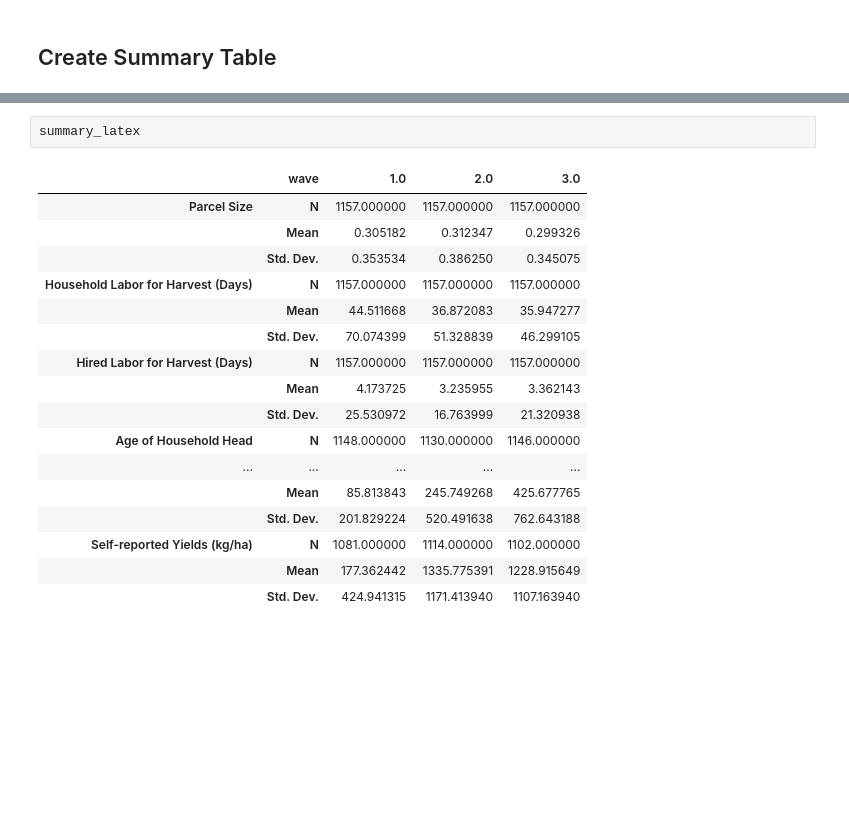
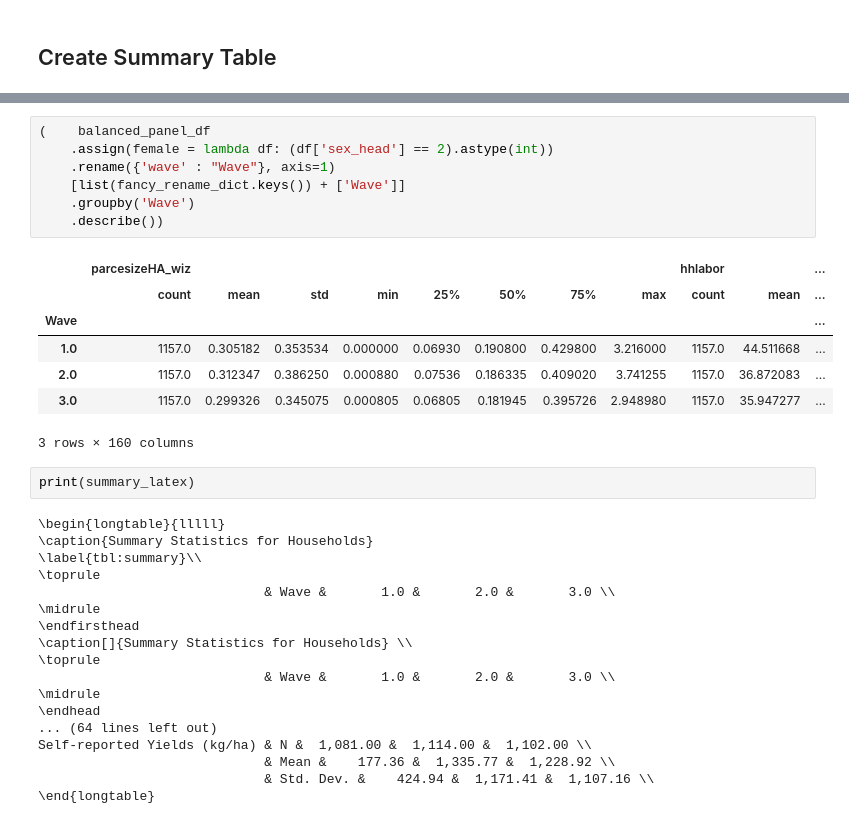
Before and after one commit to amichuda/ethiopia-tech-adoption, a Jupyter notebook: python/summary.ipynb, the cells around one changed output, grey strips where cells are left out. Saved outputs shown, nothing was run; the diff lists cells and outputs as text; blank space fills up the shorter version.

```diff
--- a/python/summary.ipynb
+++ b/python/summary.ipynb
@@ -109,22 +127,37 @@ with open("results/tables/summary.tex", 'w') as f:
     f.write(add_note(summary_latex, "Parcel size, yield and distance variables winsorized at the 1\% level.", 6))
-# %%
-summary_latex
-# %% [output]
-|  | wave | 1.0 | 2.0 | 3.0 |
-| Parcel Size | N | 1157.000000 | 1157.000000 | 1157.000000 |
-|  | Mean | 0.305182 | 0.312347 | 0.299326 |
-|  | Std. Dev. | 0.353534 | 0.386250 | 0.345075 |
-| Household Labor for Harvest (Days) | N | 1157.000000 | 1157.000000 | 1157.000000 |
-|  | Mean | 44.511668 | 36.872083 | 35.947277 |
-|  | Std. Dev. | 70.074399 | 51.328839 | 46.299105 |
-| Hired Labor for Harvest (Days) | N | 1157.000000 | 1157.000000 | 1157.000000 |
-|  | Mean | 4.173725 | 3.235955 | 3.362143 |
-|  | Std. Dev. | 25.530972 | 16.763999 | 21.320938 |
-| Age of Household Head | N | 1148.000000 | 1130.000000 | 1146.000000 |
-| ... | ... | ... | ... | ... |
-|  | Mean | 85.813843 | 245.749268 | 425.677765 |
-|  | Std. Dev. | 201.829224 | 520.491638 | 762.643188 |
-| Self-reported Yields (kg/ha) | N | 1081.000000 | 1114.000000 | 1102.000000 |
-|  | Mean | 177.362442 | 1335.775391 | 1228.915649 |
-|  | Std. Dev. | 424.941315 | 1171.413940 | 1107.163940 |
+# %%
+(    balanced_panel_df
+    .assign(female = lambda df: (df['sex_head'] == 2).astype(int))
+    .rename({'wave' : "Wave"}, axis=1)
+    [list(fancy_rename_dict.keys()) + ['Wave']]
+    .groupby('Wave')
+    .describe())
+# %% [output]
+|  | parcesizeHA_wiz |  |  |  |  |  |  |  | hhlabor |  | ... |
+|  | count | mean | std | min | 25% | 50% | 75% | max | count | mean | ... |
+| Wave |  |  |  |  |  |  |  |  |  |  | ... |
+| 1.0 | 1157.0 | 0.305182 | 0.353534 | 0.000000 | 0.06930 | 0.190800 | 0.429800 | 3.216000 | 1157.0 | 44.511668 | ... |
+| 2.0 | 1157.0 | 0.312347 | 0.386250 | 0.000880 | 0.07536 | 0.186335 | 0.409020 | 3.741255 | 1157.0 | 36.872083 | ... |
+| 3.0 | 1157.0 | 0.299326 | 0.345075 | 0.000805 | 0.06805 | 0.181945 | 0.395726 | 2.948980 | 1157.0 | 35.947277 | ... |
+3 rows × 160 columns
+# %%
+print(summary_latex)
+# %% [output]
+\begin{longtable}{lllll}
+\caption{Summary Statistics for Households}
+\label{tbl:summary}\\
+\toprule
+                             & Wave &       1.0 &       2.0 &       3.0 \\
+\midrule
+\endfirsthead
+\caption[]{Summary Statistics for Households} \\
+\toprule
+                             & Wave &       1.0 &       2.0 &       3.0 \\
+\midrule
+\endhead
+... (64 lines left out)
+Self-reported Yields (kg/ha) & N &  1,081.00 &  1,114.00 &  1,102.00 \\
+                             & Mean &    177.36 &  1,335.77 &  1,228.92 \\
+                             & Std. Dev. &    424.94 &  1,171.41 &  1,107.16 \\
+\end{longtable}
 # %%
```
Also changed, not shown: parts of 7 cells of this notebook, 1 other file.
